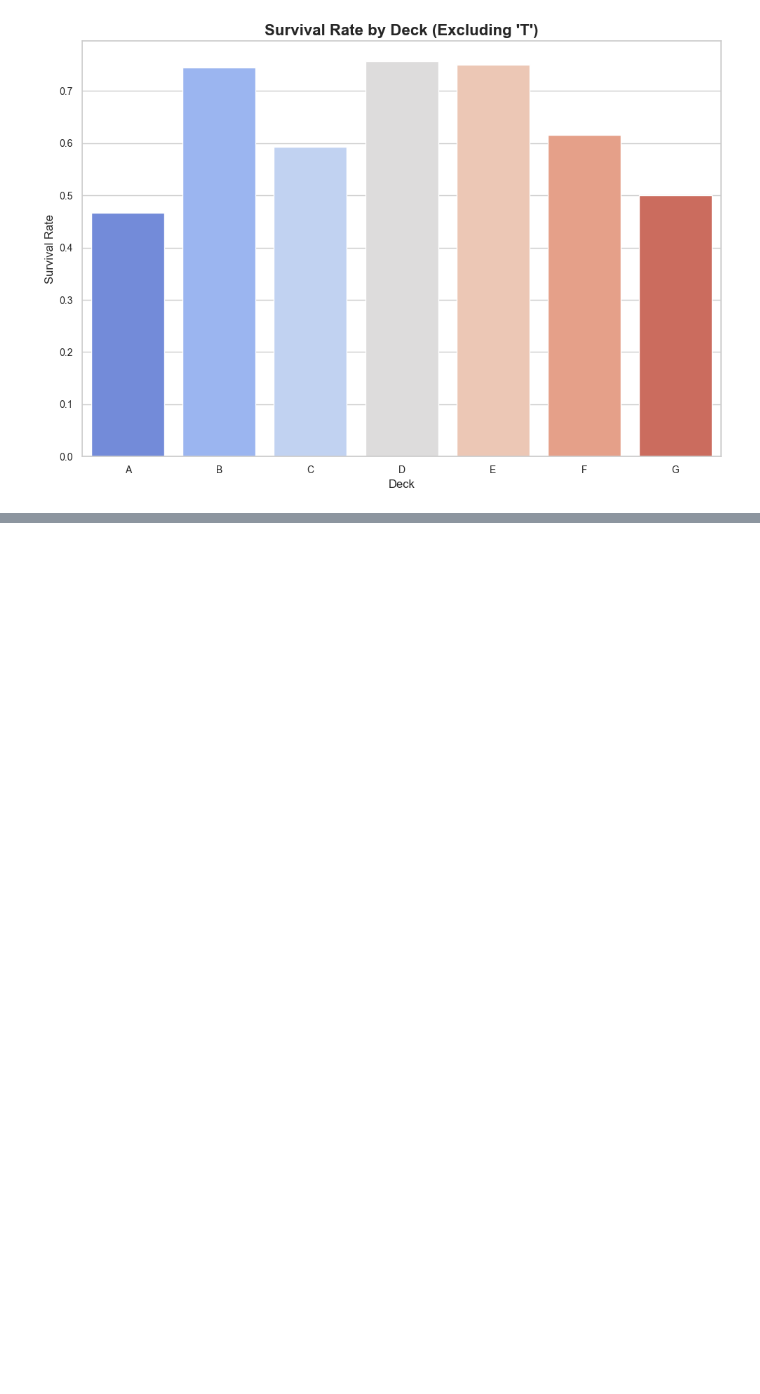
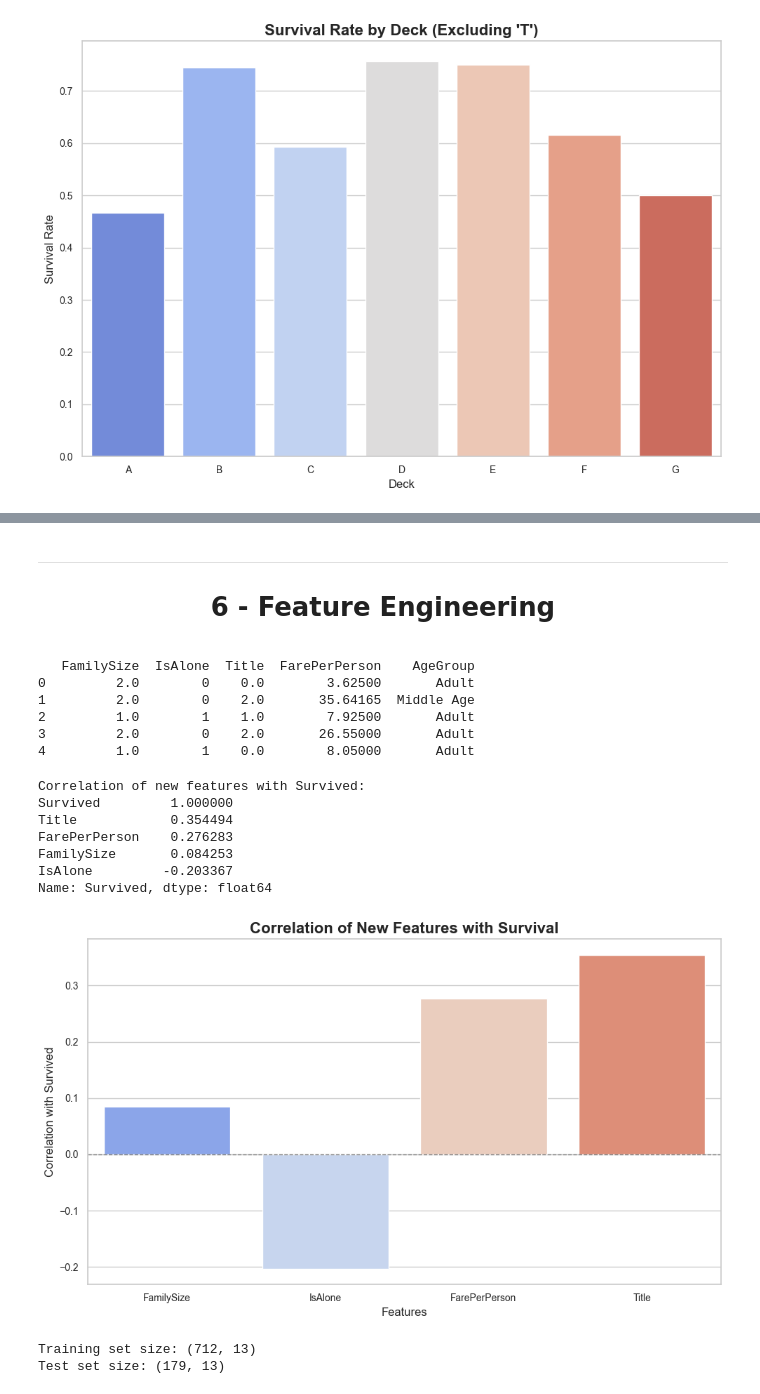
Before and after one commit to jzampieri/Kaggle-Competitions, a Jupyter notebook: TITANIC/index.ipynb, the cells around one changed output, grey strips where cells are left out. Cells and saved outputs as stored; diff of their text form; code cells hidden in the pictures; blank space fills up the shorter version.

```diff
--- a/TITANIC/index.ipynb
+++ b/TITANIC/index.ipynb
@@ -289,0 +394,7 @@ plt.show()
+# %% [markdown]
+
+---
+
+<div style="text-align: center;">
+    <h1>6 - Feature Engineering</h1>
+</div>
@@ -289,0 +450,72 @@ plt.show()
+# %%
+train_cleaned['FamilySize'] = train_cleaned['SibSp'] + train_cleaned['Parch'] + 1
+train_cleaned['IsAlone'] = (train_cleaned['FamilySize'] == 1).astype(int)
+
+train_cleaned['Title'] = train_cleaned['Name'].str.extract(' ([A-Za-z]+)\\.', expand=False)
+
+train_cleaned['FarePerPerson'] = train_cleaned['Fare'] / train_cleaned['FamilySize']
+
+train_cleaned['AgeGroup'] = pd.cut(
+    train_cleaned['Age'],
+    bins=[0, 12, 18, 35, 60, 120],
+    labels=['Child', 'Teenager', 'Adult', 'Middle Age', 'Senior']
+)
+
+train_cleaned['Sex'] = train_cleaned['Sex'].map({'male': 0, 'female': 1})
+train_cleaned['Embarked'] = train_cleaned['Embarked'].map({'C': 0, 'Q': 1, 'S': 2})
+train_cleaned['Title'] = train_cleaned['Title'].map({
+    'Mr': 0, 'Miss': 1, 'Mrs': 2, 'Master': 3, 'Dr': 4, 'Rev': 5,
+    'Col': 6, 'Major': 6, 'Mlle': 7, 'Mme': 7, 'Countess': 8,
+    'Lady': 8, 'Jonkheer': 8, 'Sir': 8, 'Don': 8, 'Dona': 8, 'Capt': 8
+}).fillna(9)
+
+train_cleaned['FarePerPerson'] = train_cleaned['FarePerPerson'].fillna(train_cleaned['FarePerPerson'].median())
+
+print(train_cleaned[['FamilySize', 'IsAlone', 'Title', 'FarePerPerson', 'AgeGroup']].head())
+# %% [output]
+   FamilySize  IsAlone  Title  FarePerPerson    AgeGroup
+0         2.0        0    0.0        3.62500       Adult
+1         2.0        0    2.0       35.64165  Middle Age
+2         1.0        1    1.0        7.92500       Adult
+3         2.0        0    2.0       26.55000       Adult
+4         1.0        1    0.0        8.05000       Adult
+# %%
+new_features = ['FamilySize', 'IsAlone', 'FarePerPerson', 'Title']
+correlations = train_cleaned[new_features + ['Survived']].corr()
+
+print("Correlation of new features with Survived:")
+print(correlations['Survived'].sort_values(ascending=False))
+
+plt.figure(figsize=(10, 6))
+sns.barplot(
+    x=correlations['Survived'][new_features].index,
+    y=correlations['Survived'][new_features].values,
+    palette='coolwarm'
+)
+plt.title("Correlation of New Features with Survival", fontsize=16, fontweight='bold')
+plt.ylabel("Correlation with Survived", fontsize=12)
+plt.xlabel("Features", fontsize=12)
+plt.xticks(fontsize=10)
+plt.yticks(fontsize=10)
+plt.axhline(y=0, color='gray', linestyle='--', linewidth=1)
+plt.tight_layout()
+plt.show()
+
+X = train_cleaned.drop(['Survived', 'Name', 'Ticket', 'Cabin'], axis=1)
+y = train_cleaned['Survived']
+
+X_train, X_test, y_train, y_test = train_test_split(X, y, test_size=0.2, random_state=42)
+
+print(f"Training set size: {X_train.shape}")
+print(f"Test set size: {X_test.shape}")
+# %% [output]
+Correlation of new features with Survived:
+Survived         1.000000
+Title            0.354494
+FarePerPerson    0.276283
+FamilySize       0.084253
+IsAlone         -0.203367
+Name: Survived, dtype: float64
+[figure, added]
+Training set size: (712, 13)
+Test set size: (179, 13)
```
Also changed, not shown: parts of 23 cells of this notebook, 5 other files.
